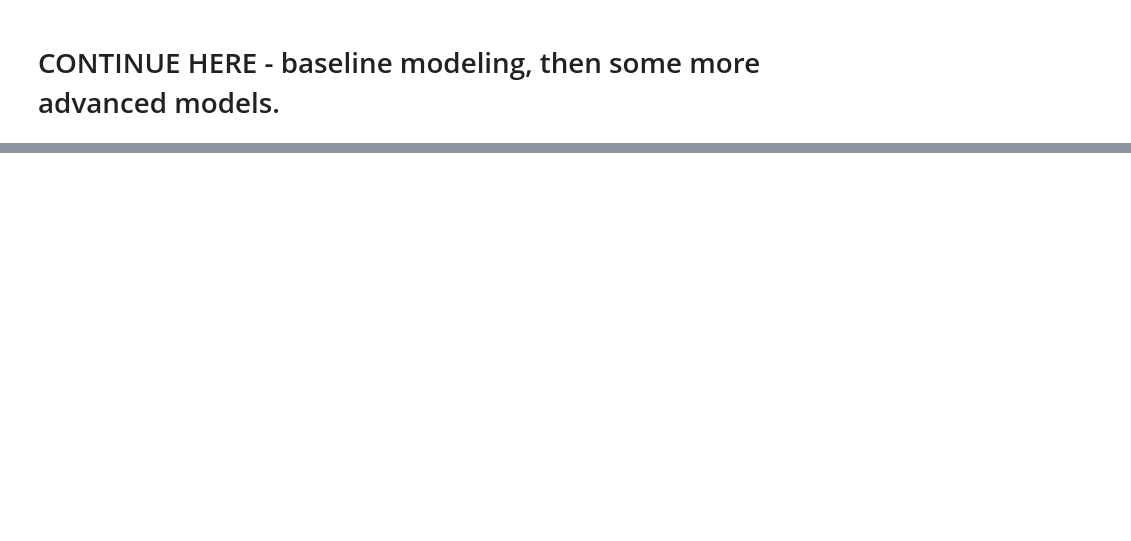
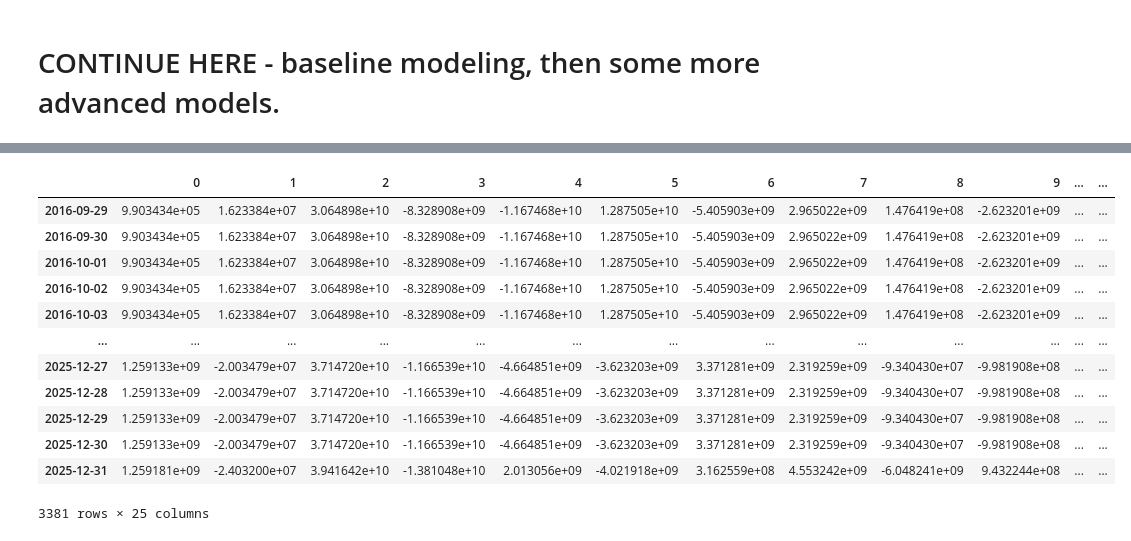
Before and after one commit to ICharmU/rothenberg_code_challenge, a Jupyter notebook: KMB/preprocessing/2_model_exploration.ipynb, the cells around one changed output, grey strips where cells are left out. Drawn from its saved outputs; the diff is of its cells as text; code cells hidden in the pictures; blank space fills up the shorter version.

```diff
--- a/KMB/preprocessing/2_model_exploration.ipynb
+++ b/KMB/preprocessing/2_model_exploration.ipynb
@@ -119,0 +218,5 @@ mean_train_loss = np.abs()
+# %%
+X_consolidated = df_consolidated.drop(columns=["target"])
+y_consolidated = df_consolidated["target"]
+
+X_consolidated.shape, y_consolidated.shape
@@ -119,0 +225,9 @@ mean_train_loss = np.abs()
+# %%
+from sklearn.decomposition import TruncatedSVD
+
+X_zero = X_consolidated.fillna(0) # ignored in sparse representation
+
+pca = TruncatedSVD(n_components=25) # avoid high dimensional data by using <= 31 features
+X_low_dim = pca.fit_transform(X_zero)
+X_low_dim = pd.DataFrame(X_low_dim)
+X_low_dim.shape
@@ -119,0 +236,6 @@ mean_train_loss = np.abs()
+# %%
+dates = X_consolidated["period_end"]
+years = dates.astype(int)
+days =(dates - years)
+
+days.head(3)
@@ -119,0 +248,8 @@ mean_train_loss = np.abs()
+# %%
+def coord_to_date(year, fractional_day):
+    day_of_year = int(fractional_day * 366)
+    return pd.to_datetime(year, format='%Y') + pd.Timedelta(days=day_of_year - 1)
+
+# Apply this to create a real DatetimeIndex
+X_low_dim.index = [coord_to_date(y, f) for y, f in zip(years, days)]
+X_low_dim.head(3)
@@ -119,0 +262,20 @@ mean_train_loss = np.abs()
+# %%
+full_calendar = pd.date_range(start=X_low_dim.index.min(), end=X_low_dim.index.max(), freq='D')
+daily = X_low_dim.reindex(full_calendar)
+daily = daily.ffill()
+
+daily
+# %% [output]
+|  | 0 | 1 | 2 | 3 | 4 | 5 | 6 | 7 | 8 | 9 | ... | ... |
+| 2016-09-29 | 9.903434e+05 | 1.623384e+07 | 3.064898e+10 | -8.328908e+09 | -1.167468e+10 | 1.287505e+10 | -5.405903e+09 | 2.965022e+09 | 1.476419e+08 | -2.623201e+09 | ... | ... |
+| 2016-09-30 | 9.903434e+05 | 1.623384e+07 | 3.064898e+10 | -8.328908e+09 | -1.167468e+10 | 1.287505e+10 | -5.405903e+09 | 2.965022e+09 | 1.476419e+08 | -2.623201e+09 | ... | ... |
+| 2016-10-01 | 9.903434e+05 | 1.623384e+07 | 3.064898e+10 | -8.328908e+09 | -1.167468e+10 | 1.287505e+10 | -5.405903e+09 | 2.965022e+09 | 1.476419e+08 | -2.623201e+09 | ... | ... |
+| 2016-10-02 | 9.903434e+05 | 1.623384e+07 | 3.064898e+10 | -8.328908e+09 | -1.167468e+10 | 1.287505e+10 | -5.405903e+09 | 2.965022e+09 | 1.476419e+08 | -2.623201e+09 | ... | ... |
+| 2016-10-03 | 9.903434e+05 | 1.623384e+07 | 3.064898e+10 | -8.328908e+09 | -1.167468e+10 | 1.287505e+10 | -5.405903e+09 | 2.965022e+09 | 1.476419e+08 | -2.623201e+09 | ... | ... |
+| ... | ... | ... | ... | ... | ... | ... | ... | ... | ... | ... | ... | ... |
+| 2025-12-27 | 1.259133e+09 | -2.003479e+07 | 3.714720e+10 | -1.166539e+10 | -4.664851e+09 | -3.623203e+09 | 3.371281e+09 | 2.319259e+09 | -9.340430e+07 | -9.981908e+08 | ... | ... |
+| 2025-12-28 | 1.259133e+09 | -2.003479e+07 | 3.714720e+10 | -1.166539e+10 | -4.664851e+09 | -3.623203e+09 | 3.371281e+09 | 2.319259e+09 | -9.340430e+07 | -9.981908e+08 | ... | ... |
+| 2025-12-29 | 1.259133e+09 | -2.003479e+07 | 3.714720e+10 | -1.166539e+10 | -4.664851e+09 | -3.623203e+09 | 3.371281e+09 | 2.319259e+09 | -9.340430e+07 | -9.981908e+08 | ... | ... |
+| 2025-12-30 | 1.259133e+09 | -2.003479e+07 | 3.714720e+10 | -1.166539e+10 | -4.664851e+09 | -3.623203e+09 | 3.371281e+09 | 2.319259e+09 | -9.340430e+07 | -9.981908e+08 | ... | ... |
+| 2025-12-31 | 1.259181e+09 | -2.403200e+07 | 3.941642e+10 | -1.381048e+10 | 2.013056e+09 | -4.021918e+09 | 3.162559e+08 | 4.553242e+09 | -6.048241e+09 | 9.432244e+08 | ... | ... |
+3381 rows × 25 columns
```
Also changed, not shown: parts of 30 cells of this notebook, 6 other files.
